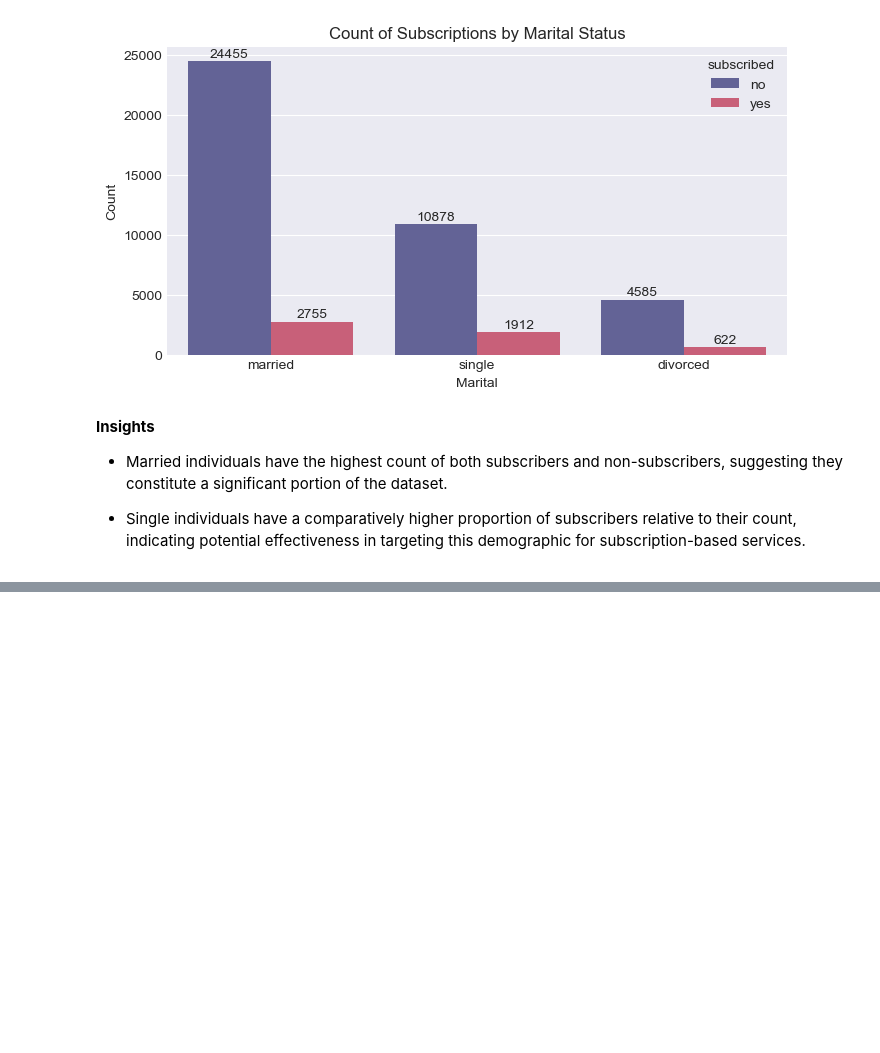
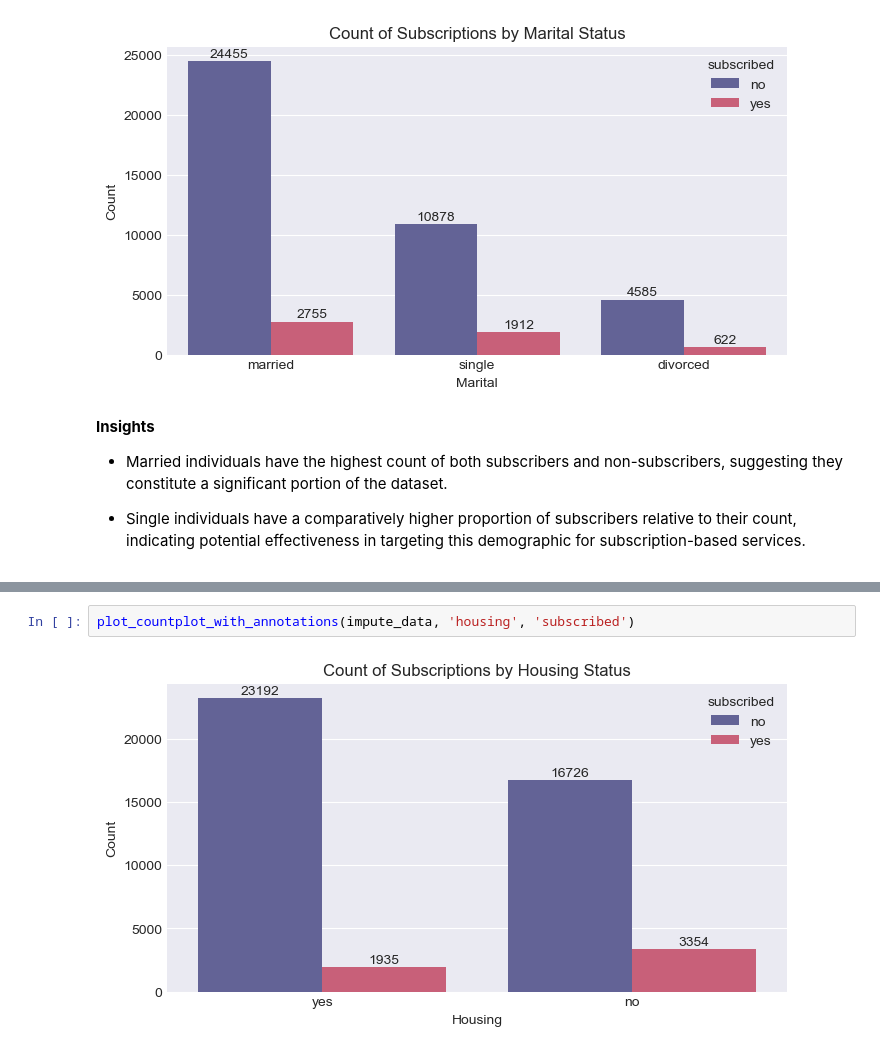
Before and after one commit to Maullin1996/python_data_cience, a Jupyter notebook: bank_Marketing.ipynb, the cells around one changed output, grey strips where cells are left out. Drawn from its saved outputs; the diff is of its cells as text; blank space fills up the shorter version.

```diff
--- a/bank_Marketing.ipynb
+++ b/bank_Marketing.ipynb
@@ -905,0 +925,4 @@ __Insights__
+# %%
+plot_countplot_with_annotations(impute_data, 'housing', 'subscribed')
+# %% [output]
+[figure, added]
```
Also changed, not shown: parts of 26 cells of this notebook.
